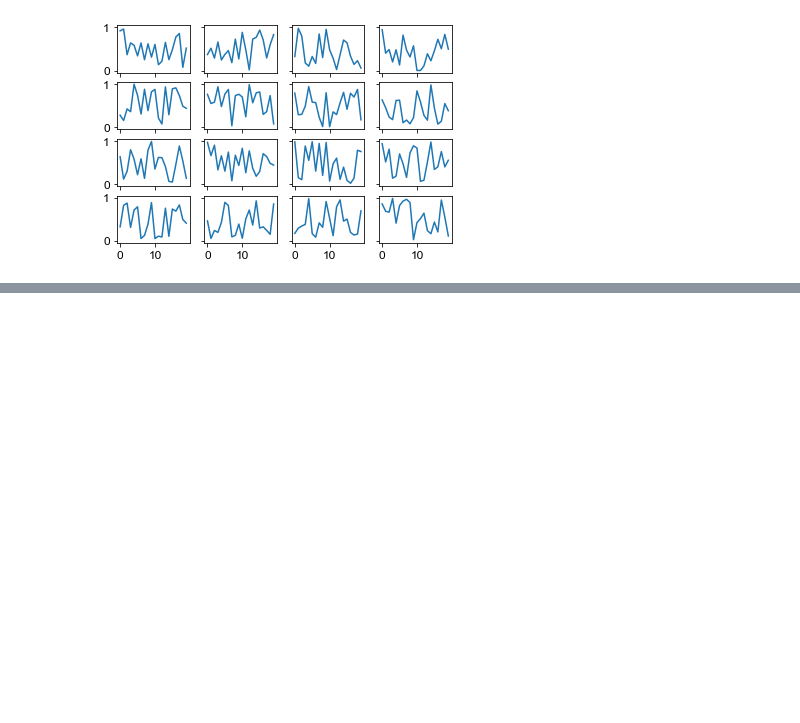
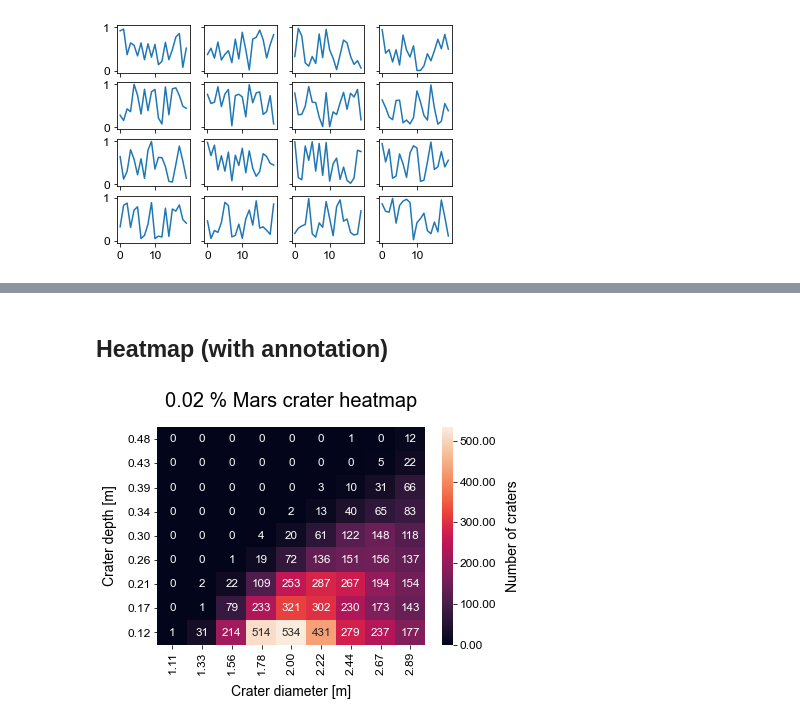
Before and after one commit to jxhnx/notes, a Jupyter notebook: plotting.ipynb, the cells around one changed output, grey strips where cells are left out. Saved outputs shown, nothing was run; the diff lists cells and outputs as text; code cells hidden in the pictures; blank space fills up the shorter version.

```diff
--- a/plotting.ipynb
+++ b/plotting.ipynb
@@ -300,0 +398,28 @@ for i in range(rows):
+# %% [markdown]
+## Heatmap (with annotation)
+# %%
+# Selecting data
+data = mars_data[['DIAM_CIRCLE_IMAGE', 'DEPTH_RIMFLOOR_TOPOG']]
+diameter_bins = np.linspace(1, 3, num=10)
+depth_bins = np.linspace(0.1, 0.5, num=10)
+df = binning_2D(data, diameter_bins, depth_bins)
+elements_full = len(mars_data.index)
+elements_cut = df.sum().sum()
+
+
+# Plotting
+ax = sns.heatmap(df, fmt=".0f", annot=df, annot_kws={"size": 35 / np.sqrt(len(df))})
+cbar = ax.collections[0].colorbar
+ax.set_title(f'{elements_cut/elements_full:.2f} % Mars crater heatmap')
+ax.set_xlabel('Crater diameter [m]')
+ax.set_ylabel('Crater depth [m]')
+cbar.set_label("Number of craters")
+xlabels = [f'{float(i.get_text()):.2f}' for i in ax.get_xticklabels()]
+ylabels = [f'{float(i.get_text()):.2f}' for i in ax.get_yticklabels()]
+ax.set_xticklabels(xlabels)
+ax.set_yticklabels(ylabels)
+clabels = [f'{i:.2f}' for i in cbar.get_ticks()]
+cbar.set_ticks(cbar.get_ticks())
+cbar.set_ticklabels(clabels)
+# %% [output]
+[figure, added]
```
Also changed, not shown: parts of 13 cells of this notebook, 4 other files.
